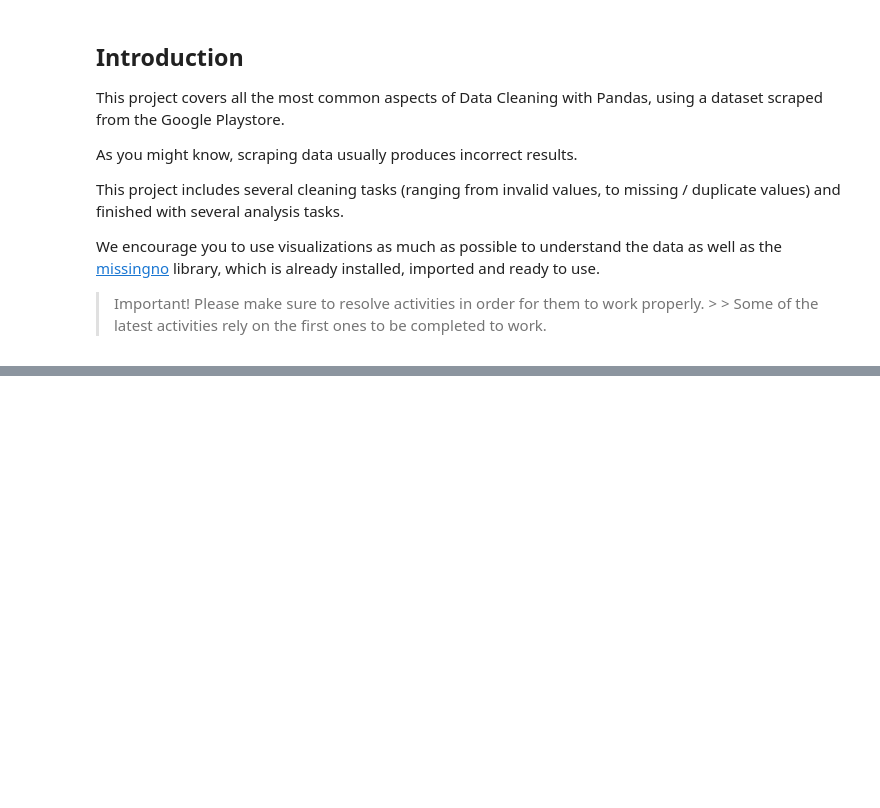
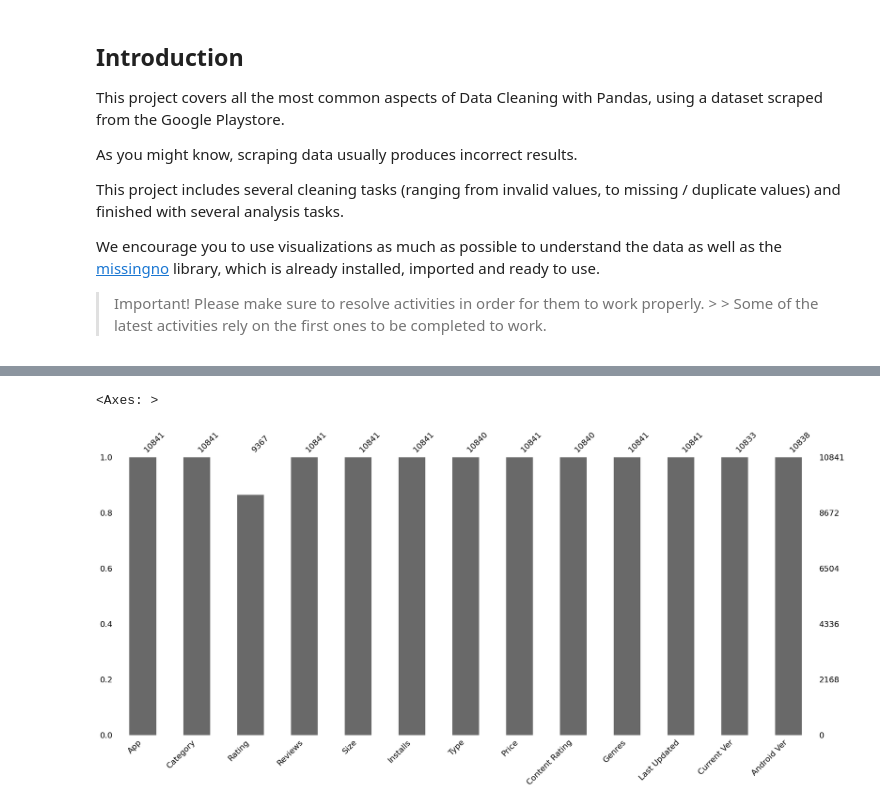
Before and after one commit to Ashish-khanagwal/Artificial-Intelligence, a Jupyter notebook: 4. Pandas/inter-Google-Playstore-dataset.ipynb, the cells around one changed output, grey strips where cells are left out. Saved outputs shown, nothing was run; the diff lists cells and outputs as text; code cells hidden in the pictures; blank space fills up the shorter version.

```diff
--- a/4. Pandas/inter-Google-Playstore-dataset.ipynb
+++ b/4. Pandas/inter-Google-Playstore-dataset.ipynb
@@ -31,0 +152,5 @@ df.head()
+# %%
+msno.bar(df)
+# %% [output]
+<Axes: >
+[figure, added]
```
Also changed, not shown: parts of 34 cells of this notebook, 1 other file.
